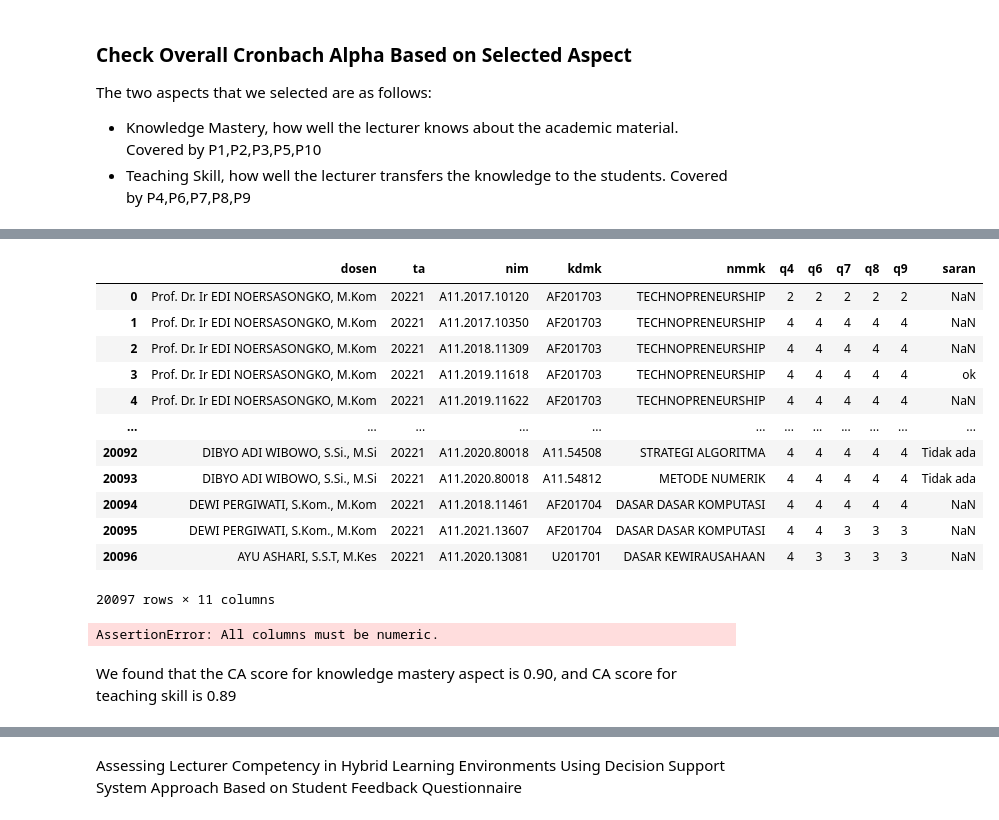
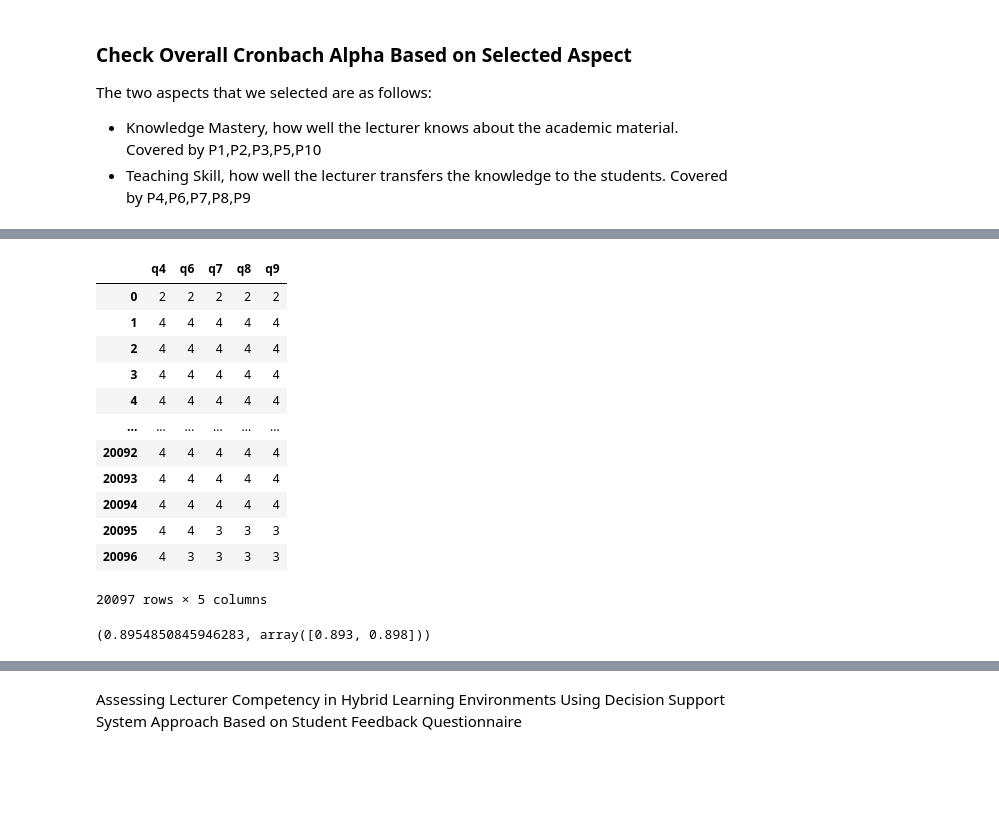
Before and after one commit to rif42/DecisionSupportSystem_RankingSystem, a Jupyter notebook: DSS-SAW-Mark6_DatasetAnalysis.ipynb, the cells around one changed output, grey strips where cells are left out. Drawn from its saved outputs; the diff is of its cells as text; code cells hidden in the pictures; blank space fills up the shorter version.

```diff
--- a/DSS-SAW-Mark6_DatasetAnalysis.ipynb
+++ b/DSS-SAW-Mark6_DatasetAnalysis.ipynb
@@ -91,26 +91,24 @@ AssertionError: All columns must be numeric.
 # %%
 df_ts = df3.copy()
-df_ts = df_ts.drop(['q1','q2','q3','q5','q10'],axis=1)
+df_ts = df_ts.drop(['q1','q2','q3','q5','q10','dosen','ta','nim','kdmk','nmmk','saran'],axis=1)
 df_ts
 # %% [output]
-|  | dosen | ta | nim | kdmk | nmmk | q4 | q6 | q7 | q8 | q9 | saran |
-| 0 | Prof. Dr. Ir EDI NOERSASONGKO, M.Kom | 20221 | A11.2017.10120 | AF201703 | TECHNOPRENEURSHIP | 2 | 2 | 2 | 2 | 2 | NaN |
-| 1 | Prof. Dr. Ir EDI NOERSASONGKO, M.Kom | 20221 | A11.2017.10350 | AF201703 | TECHNOPRENEURSHIP | 4 | 4 | 4 | 4 | 4 | NaN |
-| 2 | Prof. Dr. Ir EDI NOERSASONGKO, M.Kom | 20221 | A11.2018.11309 | AF201703 | TECHNOPRENEURSHIP | 4 | 4 | 4 | 4 | 4 | NaN |
-| 3 | Prof. Dr. Ir EDI NOERSASONGKO, M.Kom | 20221 | A11.2019.11618 | AF201703 | TECHNOPRENEURSHIP | 4 | 4 | 4 | 4 | 4 | ok |
-| 4 | Prof. Dr. Ir EDI NOERSASONGKO, M.Kom | 20221 | A11.2019.11622 | AF201703 | TECHNOPRENEURSHIP | 4 | 4 | 4 | 4 | 4 | NaN |
-| ... | ... | ... | ... | ... | ... | ... | ... | ... | ... | ... | ... |
-| 20092 | DIBYO ADI WIBOWO, S.Si., M.Si | 20221 | A11.2020.80018 | A11.54508 | STRATEGI ALGORITMA | 4 | 4 | 4 | 4 | 4 | Tidak ada |
-| 20093 | DIBYO ADI WIBOWO, S.Si., M.Si | 20221 | A11.2020.80018 | A11.54812 | METODE NUMERIK | 4 | 4 | 4 | 4 | 4 | Tidak ada |
-| 20094 | DEWI PERGIWATI, S.Kom., M.Kom | 20221 | A11.2018.11461 | AF201704 | DASAR DASAR KOMPUTASI | 4 | 4 | 4 | 4 | 4 | NaN |
-| 20095 | DEWI PERGIWATI, S.Kom., M.Kom | 20221 | A11.2021.13607 | AF201704 | DASAR DASAR KOMPUTASI | 4 | 4 | 3 | 3 | 3 | NaN |
-| 20096 | AYU ASHARI, S.S.T, M.Kes | 20221 | A11.2020.13081 | U201701 | DASAR KEWIRAUSAHAAN | 4 | 3 | 3 | 3 | 3 | NaN |
+|  | q4 | q6 | q7 | q8 | q9 |
+| 0 | 2 | 2 | 2 | 2 | 2 |
+| 1 | 4 | 4 | 4 | 4 | 4 |
+| 2 | 4 | 4 | 4 | 4 | 4 |
+| 3 | 4 | 4 | 4 | 4 | 4 |
+| 4 | 4 | 4 | 4 | 4 | 4 |
+| ... | ... | ... | ... | ... | ... |
+| 20092 | 4 | 4 | 4 | 4 | 4 |
+| 20093 | 4 | 4 | 4 | 4 | 4 |
+| 20094 | 4 | 4 | 4 | 4 | 4 |
+| 20095 | 4 | 4 | 3 | 3 | 3 |
+| 20096 | 4 | 3 | 3 | 3 | 3 |
-20097 rows × 11 columns
+20097 rows × 5 columns
 # %%
 pg.cronbach_alpha(data=df_ts)
 # %% [output]
-AssertionError: All columns must be numeric.
+(0.8954850845946283, array([0.893, 0.898]))
-# %% [markdown]
-We found that the CA score for knowledge mastery aspect is 0.90, and CA score for teaching skill is 0.89
 # %%
 import itertools
```
Also changed, not shown: parts of 6 cells of this notebook, 1 other file.
